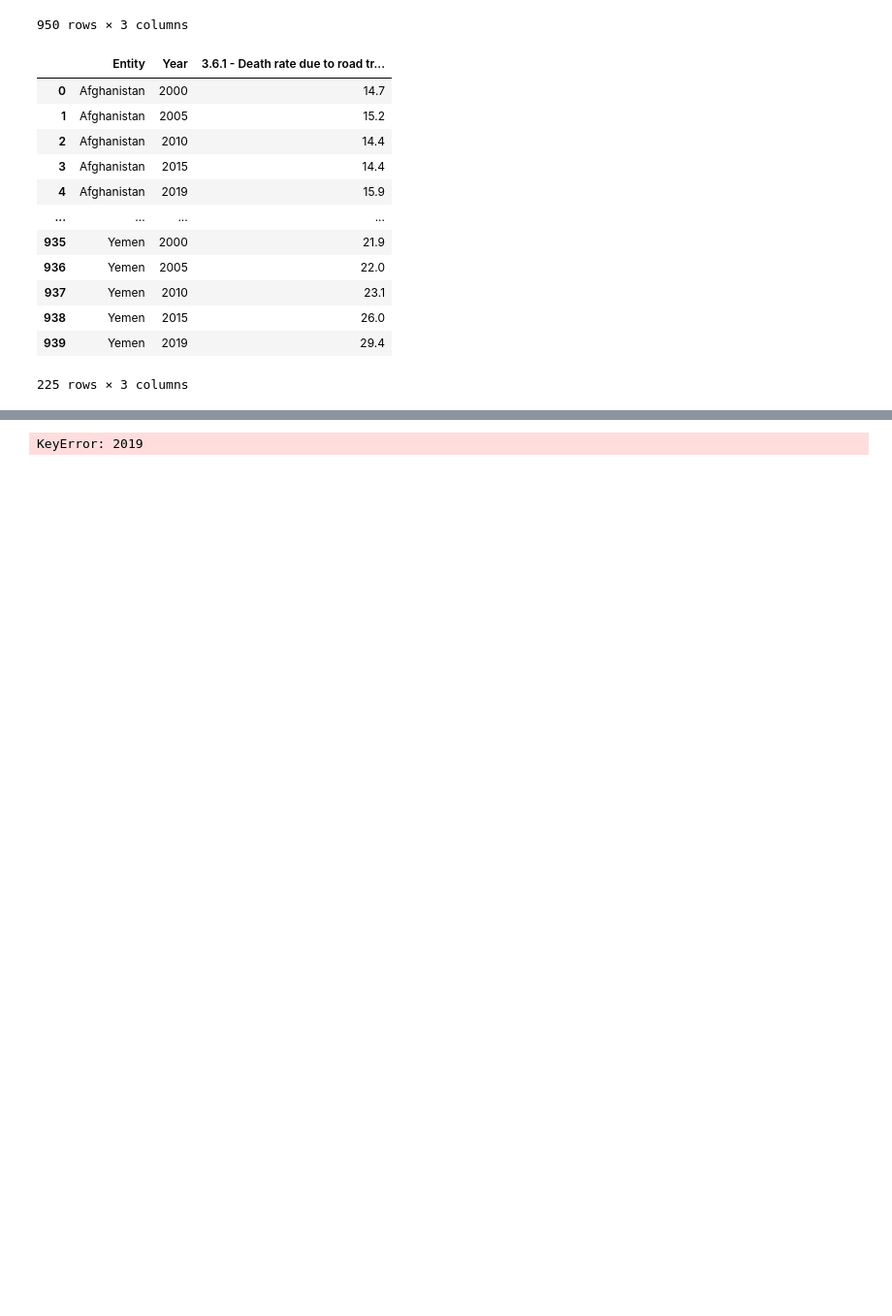
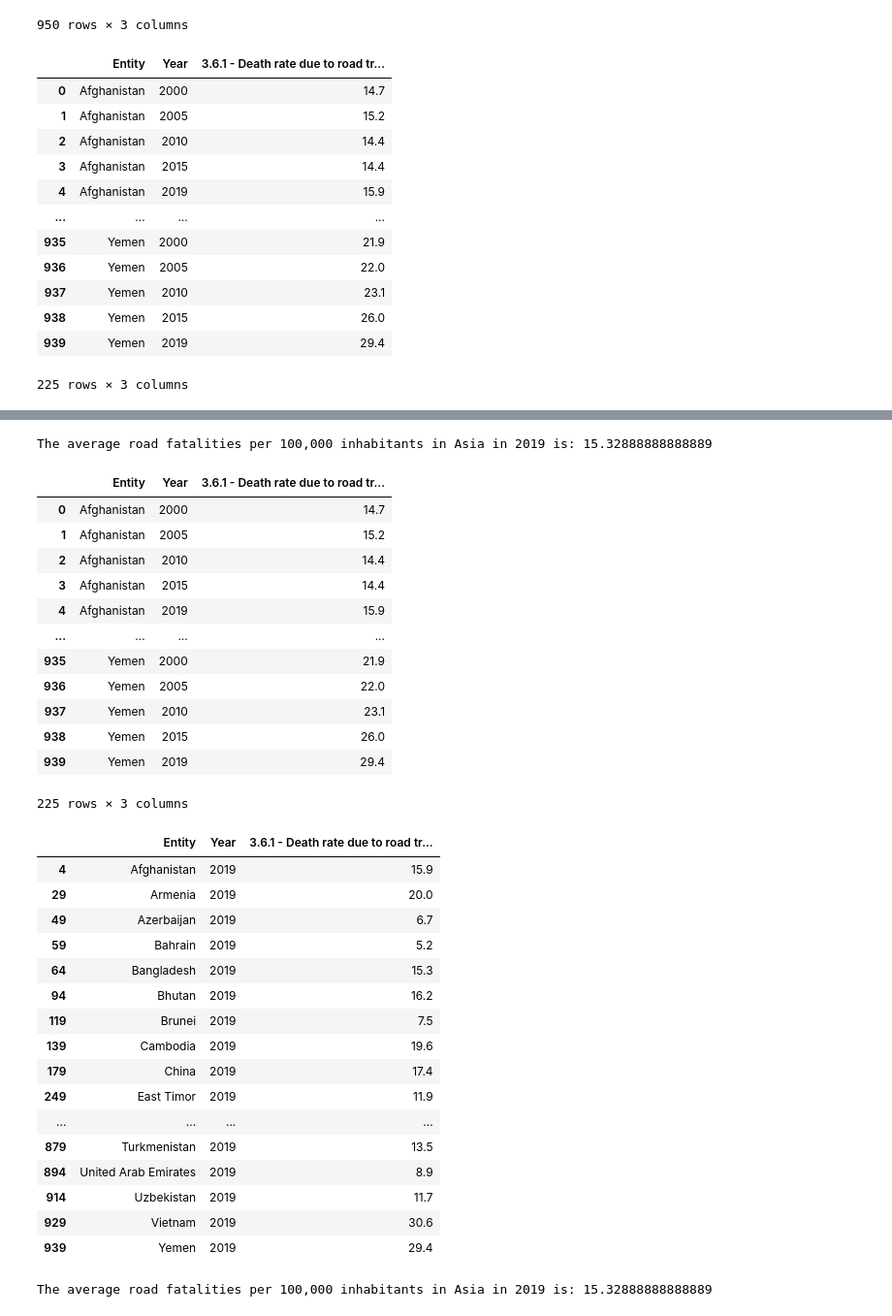
Before and after one commit to rebeccarlredmayne-cmd/QM2, a Jupyter notebook: W2_Working_with_Data_in_Pandas.ipynb, the cells around one changed output, grey strips where cells are left out. Shown at 97% size. Drawn from its saved outputs; the diff is of its cells as text; code cells hidden in the pictures; blank space fills up the shorter version.

```diff
--- a/W2_Working_with_Data_in_Pandas.ipynb
+++ b/W2_Working_with_Data_in_Pandas.ipynb
@@ -432,10 +455,56 @@ display(asia_df)
 # %%
-# Group by year and select the 2019 group
-asia_2019_group = asia_df.groupby('Year').get_group(2019)
+average_fatalities_2019_asia = asia_2019_group['3.6.1 - Death rate due to road traffic injuries, by sex (per 100,000 population) - SH_STA_TRAF - Both sexes'].mean()
 
-# Calculate the mean of the death rate column for the 2019 group
-average_fatalities_2019 = asia_2019_group['3.6.1 - Death rate due to road traffic injuries, by sex (per 100,000 population) - SH_STA_TRAF - Both sexes'].mean()
-
-print(f"The average road fatalities per 100,000 inhabitants in Asia in 2019 is: {average_fatalities_2019}")
+print(f"The average road fatalities per 100,000 inhabitants in Asia in 2019 is: {average_fatalities_2019_asia}")
 # %% [output]
-KeyError: 2019
+The average road fatalities per 100,000 inhabitants in Asia in 2019 is: 15.32888888888889
+# %%
+import pandas as pd
+df=pd.read_csv('death-rate-road-traffic-injuries.csv')
+df
+#Countries in Asia defined as those listed in the wikipedia database
+countries_in_asia = ['Afghanistan', 'Armenia', 'Azerbaijan', 'Bahrain', 'Bangladesh', 'Bhutan', 'Brunei', 'Cambodia', 'China', 'Hong Kong', 'India', 'Indonesia', 'Iran', 'Iraq', 'Israel', 'Japan', 'Jordan', 'Kazakhstan', 'Kuwait', 'Kyrgyzstan', 'Laos', 'Lebanon', 'Malaysia', 'Maldives', 'Mongolia', 'Myanmar', 'Nepal', 'North Korea', 'Oman', 'Pakistan', 'Philippines', 'Qatar', 'Saudi Arabia', 'Singapore', 'South Korea', 'Sri Lanka', 'Syria', 'Taiwan', 'Tajikistan', 'Thailand', 'East Timor', 'Turkey', 'Turkmenistan', 'United Arab Emirates', 'Uzbekistan', 'Vietnam', 'Yemen']
+asia_df = df[df['Entity'].isin(countries_in_asia)]
+#Gemini suggested the .isin function to sort based on Entity column - could not sort by countries as they are rows.
+
+display(asia_df)
+
+#From here, I could sort the group using the .get_group function (https://pandas.pydata.org/docs/reference/api/pandas.core.groupby.DataFrameGroupBy.get_group.html)
+asia_2019_group = asia_df.groupby('Year').get_group(2019)
+display(asia_2019_group)
+average_fatalities_2019_asia = asia_2019_group['3.6.1 - Death rate due to road traffic injuries, by sex (per 100,000 population) - SH_STA_TRAF - Both sexes'].mean()
+
+print(f"The average road fatalities per 100,000 inhabitants in Asia in 2019 is: {average_fatalities_2019_asia}")
+#f means that the two parts of the string can be formatted differently, with one part as text and the other as a command to show the calculated mean.
+# %% [output]
+|  | Entity | Year | 3.6.1 - Death rate due to road tr... |
+| 0 | Afghanistan | 2000 | 14.7 |
+| 1 | Afghanistan | 2005 | 15.2 |
+| 2 | Afghanistan | 2010 | 14.4 |
+| 3 | Afghanistan | 2015 | 14.4 |
+| 4 | Afghanistan | 2019 | 15.9 |
+| ... | ... | ... | ... |
+| 935 | Yemen | 2000 | 21.9 |
+| 936 | Yemen | 2005 | 22.0 |
+| 937 | Yemen | 2010 | 23.1 |
+| 938 | Yemen | 2015 | 26.0 |
+| 939 | Yemen | 2019 | 29.4 |
+225 rows × 3 columns
+|  | Entity | Year | 3.6.1 - Death rate due to road tr... |
+| 4 | Afghanistan | 2019 | 15.9 |
+| 29 | Armenia | 2019 | 20.0 |
+| 49 | Azerbaijan | 2019 | 6.7 |
+| 59 | Bahrain | 2019 | 5.2 |
+| 64 | Bangladesh | 2019 | 15.3 |
+| 94 | Bhutan | 2019 | 16.2 |
+| 119 | Brunei | 2019 | 7.5 |
+| 139 | Cambodia | 2019 | 19.6 |
+| 179 | China | 2019 | 17.4 |
+| 249 | East Timor | 2019 | 11.9 |
+| ... | ... | ... | ... |
+| 879 | Turkmenistan | 2019 | 13.5 |
+| 894 | United Arab Emirates | 2019 | 8.9 |
+| 914 | Uzbekistan | 2019 | 11.7 |
+| 929 | Vietnam | 2019 | 30.6 |
+| 939 | Yemen | 2019 | 29.4 |
+The average road fatalities per 100,000 inhabitants in Asia in 2019 is: 15.32888888888889
```
Also changed, not shown: parts of 2 cells of this notebook.
